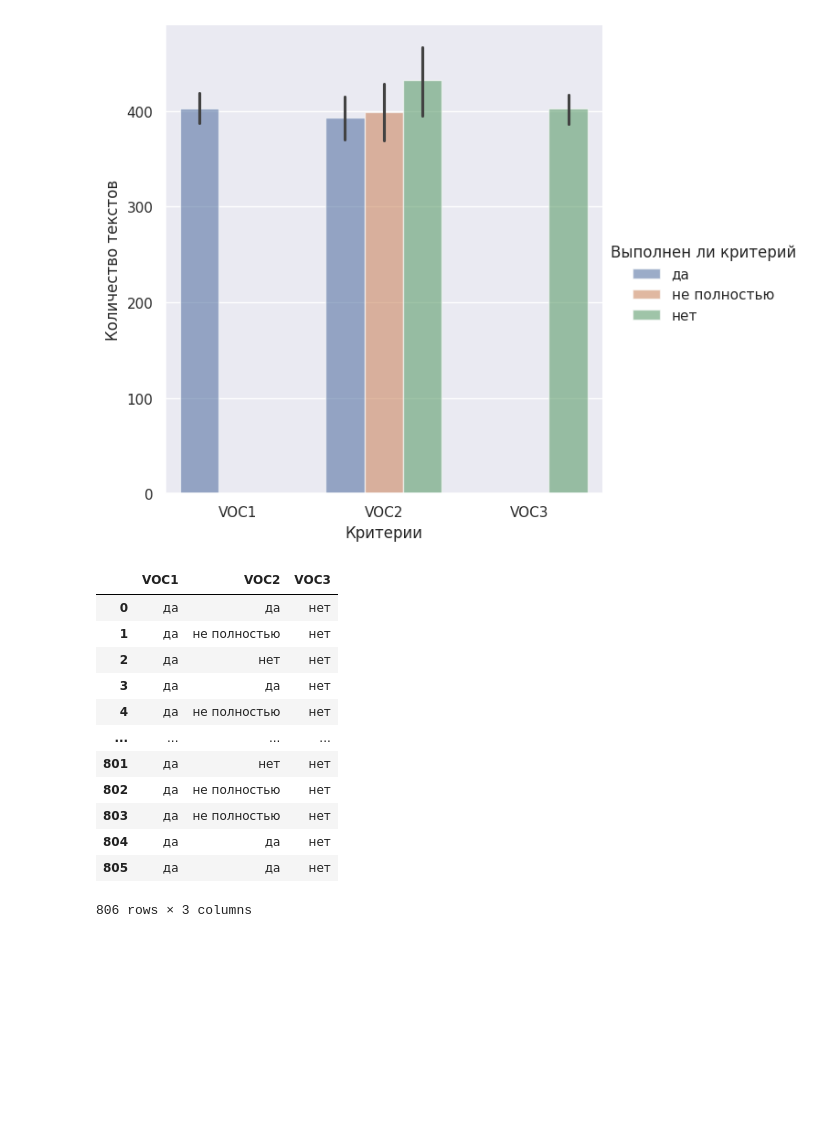
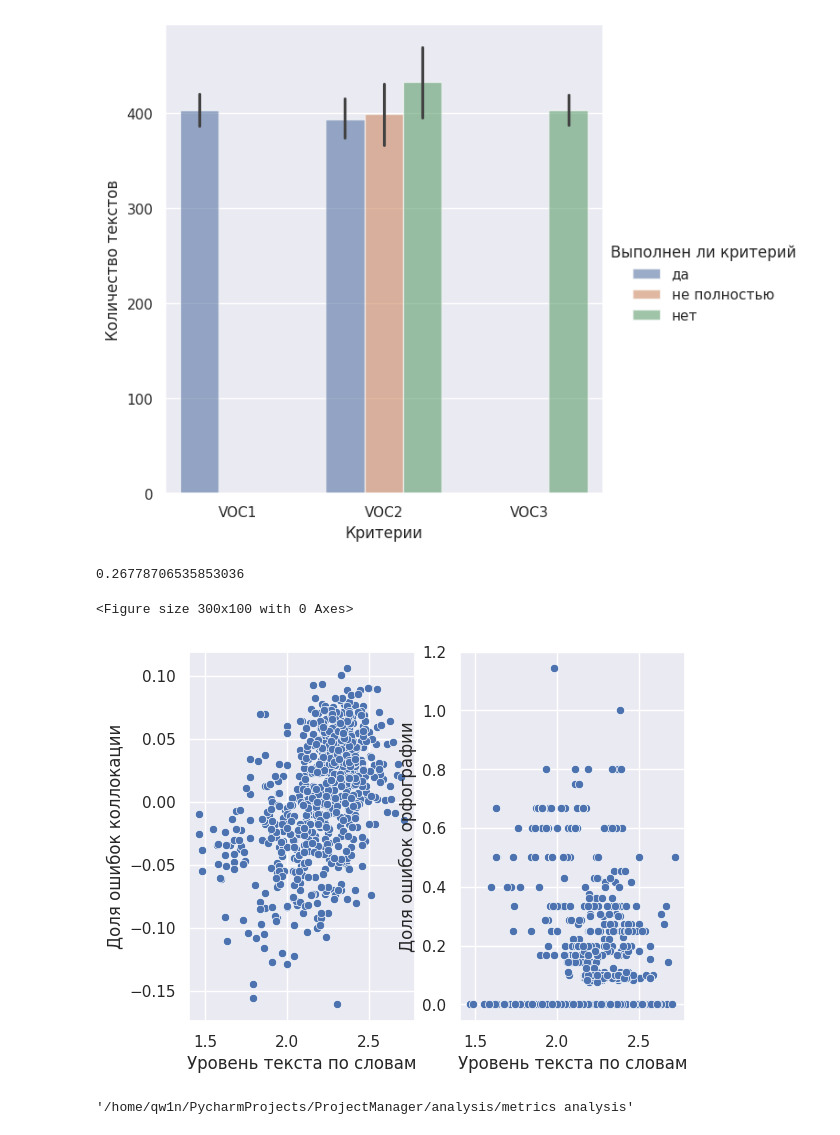
Before and after one commit to Arseso/ProjectManager, a Jupyter notebook: analysis/metrics analysis/nb.ipynb, the cells around one changed output. Saved outputs shown, nothing was run; the diff lists cells and outputs as text; code cells hidden in the pictures; blank space fills up the shorter version.

Commit message:
VOC criteria & CLC and OR errors analysis

```diff
--- a/analysis/metrics analysis/nb.ipynb
+++ b/analysis/metrics analysis/nb.ipynb
@@ -77,24 +77,36 @@ plt.show()
 # %% [output]
 <Figure size 500x100 with 0 Axes>
 [figure]
-# %%
-features = ['VOC1','VOC2', 'VOC3']
-df = df_start[features]
-df_criteria = pd.DataFrame(df)
-df_criteria.apply(lambda row: row.apply(lambda x: 'да' if x == 1
-                                else 'не полностью' if x == .5
-                                else 'нет'), axis='columns')
-# %% [output]
-|  | VOC1 | VOC2 | VOC3 |
-| 0 | да | да | нет |
-| 1 | да | не полностью | нет |
-| 2 | да | нет | нет |
-| 3 | да | да | нет |
-| 4 | да | не полностью | нет |
-| ... | ... | ... | ... |
-| 801 | да | нет | нет |
-| 802 | да | не полностью | нет |
-| 803 | да | не полностью | нет |
-| 804 | да | да | нет |
-| 805 | да | да | нет |
-806 rows × 3 columns
+# %%
+df_start.CLC_ERRORS.mean()
+# %% [output]
+0.26778706535853036
+# %%
+df = df_start.copy()
+features = ['prop_a1','prop_a2','prop_b1','prop_b2','prop_c1','prop_c2']
+# Предполагаем, что уровень текста соответствует доле слов уровней,
+# умноженных на порядковые номера этих уровней.
+df['leveltext_by_words'] = [a1 + 2*a2 + 3*b1 + 4*b2 + 5*c1 + 6*c2
+                            for a1, a2, b1, b2, c1, c2
+                            in zip(df[features[0]], df[features[1]], df[features[2]],
+                                   df[features[3]], df[features[4]], df[features[5]])]
+# Приводим долю ошибок коллокаций к нулевому среднему,
+# это позволит снизить ущерб от неполноты словаря к минимуму
+df.CLC_ERRORS = df.CLC_ERRORS.apply(lambda x: x - df_start.CLC_ERRORS.mean())
+# %%
+plt.figure(figsize=(3,1))
+fig, ax = plt.subplots(ncols=2)
+sns.scatterplot(data=df, x ='leveltext_by_words', y = 'CLC_ERRORS', ax=ax[0]).set(xlabel="Уровень текста по словам",
+                                                                        ylabel="Доля ошибок коллокации")
+sns.scatterplot(data=df, x ='leveltext_by_words', y = 'OR_ERR', ax=ax[1]).set(xlabel="Уровень текста по словам",
+                                                                        ylabel="Доля ошибок орфографии")
+
+plt.savefig('./graphics/CLC_and_OR_errors.png')
+# %% [output]
+<Figure size 300x100 with 0 Axes>
+[figure, added]
+# %%
+import os
+os.getcwd()
+# %% [output]
+'/home/qw1n/PycharmProjects/ProjectManager/analysis/metrics analysis'
```
Also changed, not shown: 4 other files.
